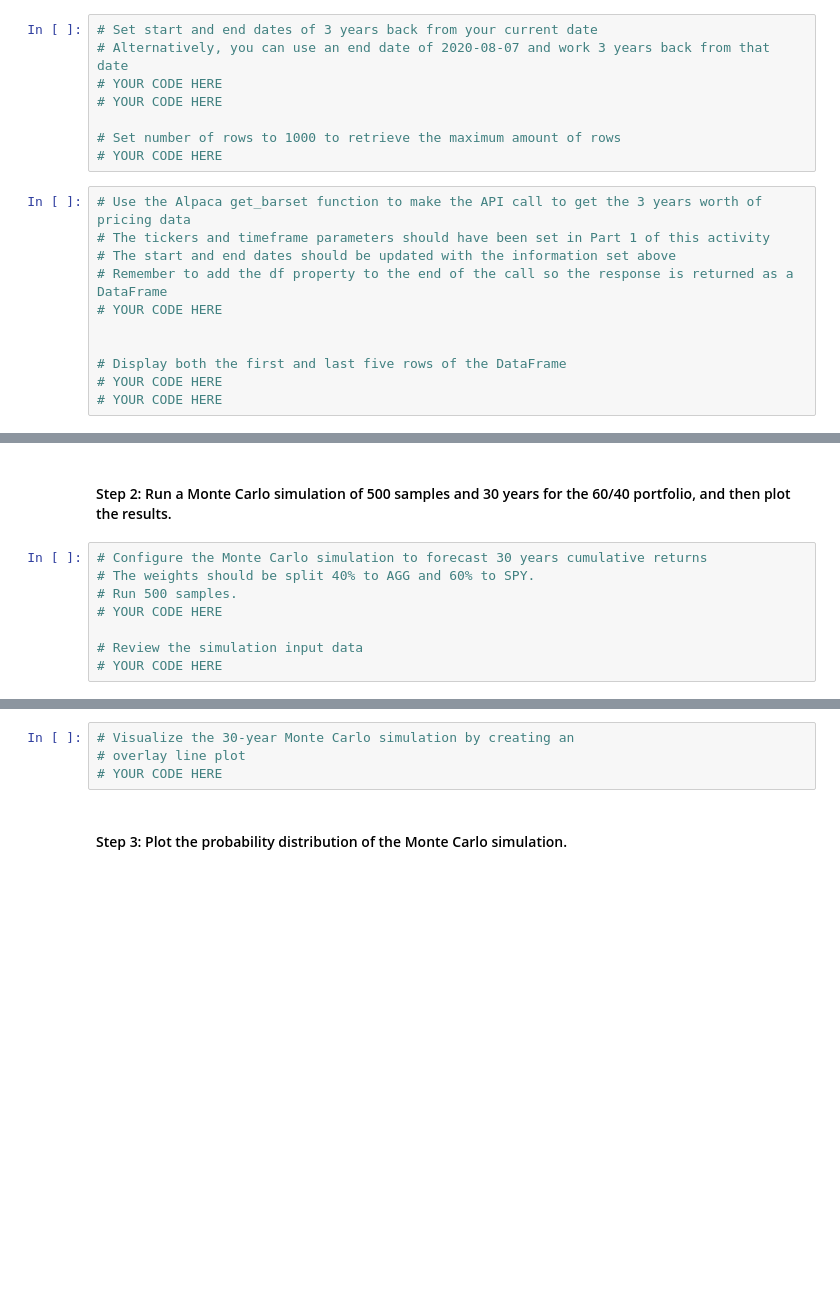
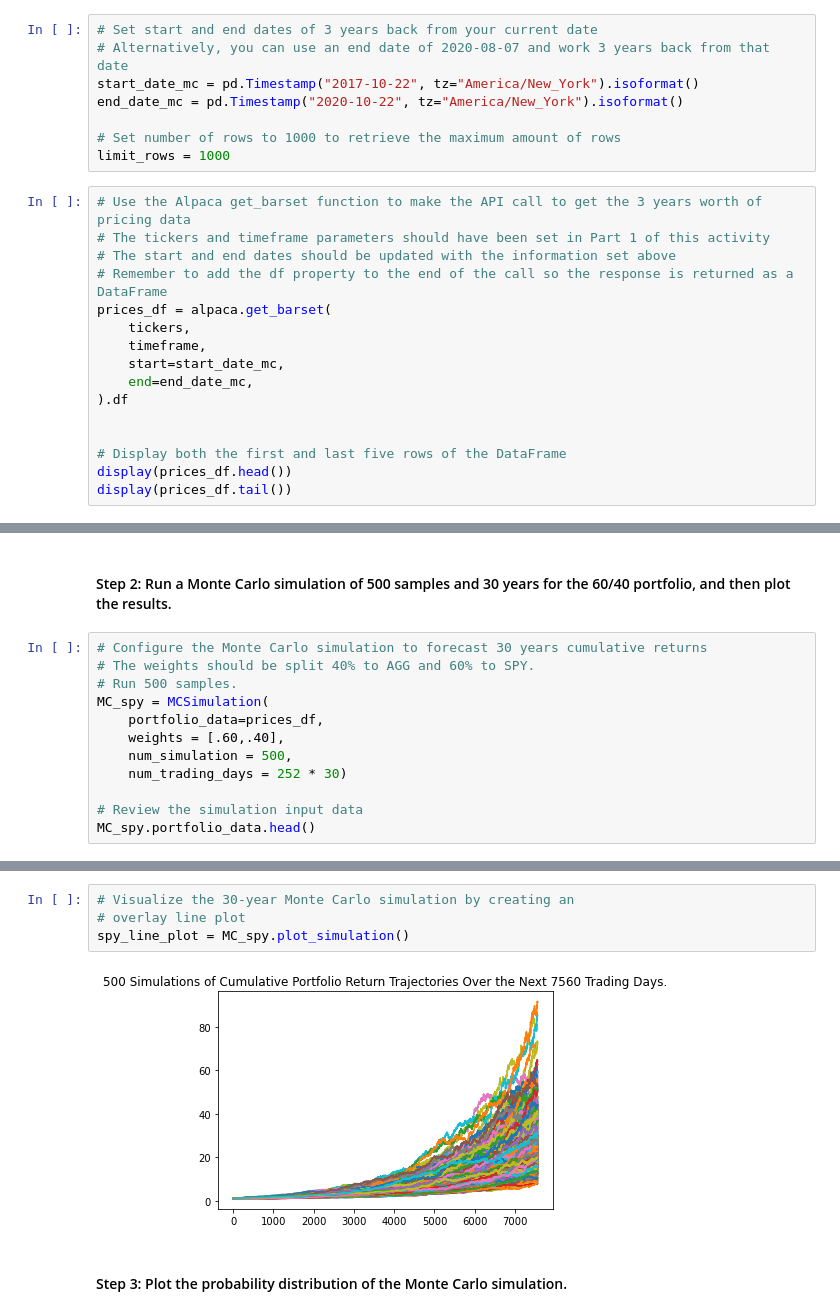
Before and after one commit to CCarranza17/challenge_5, a Jupyter notebook: Starter_Code/financial_planning_tools.ipynb, the cells around one changed output, grey strips where cells are left out. Drawn from its saved outputs; the diff is of its cells as text; blank space fills up the shorter version.

```diff
--- a/Starter_Code/financial_planning_tools.ipynb
+++ b/Starter_Code/financial_planning_tools.ipynb
@@ -421,19 +421,24 @@ In this section, you’ll use the MCForecastTools library to create a Monte Carl
 # %%
 # Set start and end dates of 3 years back from your current date
 # Alternatively, you can use an end date of 2020-08-07 and work 3 years back from that date
-# YOUR CODE HERE
-# YOUR CODE HERE
+start_date_mc = pd.Timestamp("2017-10-22", tz="America/New_York").isoformat()
+end_date_mc = pd.Timestamp("2020-10-22", tz="America/New_York").isoformat()
 
 # Set number of rows to 1000 to retrieve the maximum amount of rows
-# YOUR CODE HERE
+limit_rows = 1000
 # %%
 # Use the Alpaca get_barset function to make the API call to get the 3 years worth of pricing data
 # The tickers and timeframe parameters should have been set in Part 1 of this activity
 # The start and end dates should be updated with the information set above
 # Remember to add the df property to the end of the call so the response is returned as a DataFrame
-# YOUR CODE HERE
+prices_df = alpaca.get_barset(
+    tickers,
+    timeframe,
+    start=start_date_mc,
+    end=end_date_mc,
+).df
 
 
 # Display both the first and last five rows of the DataFrame
-# YOUR CODE HERE
-# YOUR CODE HERE
+display(prices_df.head())
+display(prices_df.tail())
@@ -443,7 +465,11 @@ In this section, you’ll use the MCForecastTools library to create a Monte Carl
 # Configure the Monte Carlo simulation to forecast 30 years cumulative returns
 # The weights should be split 40% to AGG and 60% to SPY.
 # Run 500 samples.
-# YOUR CODE HERE
+MC_spy = MCSimulation(
+    portfolio_data=prices_df,
+    weights = [.60,.40],
+    num_simulation = 500,
+    num_trading_days = 252 * 30)
 
 # Review the simulation input data
-# YOUR CODE HERE
+MC_spy.portfolio_data.head()
@@ -453,7 +519,9 @@ In this section, you’ll use the MCForecastTools library to create a Monte Carl
 # %%
 # Visualize the 30-year Monte Carlo simulation by creating an
 # overlay line plot
-# YOUR CODE HERE
+spy_line_plot = MC_spy.plot_simulation()
+# %% [output]
+[figure, added]
 # %% [markdown]
 #### Step 3: Plot the probability distribution of the Monte Carlo simulation.
 # %%
```
Also changed, not shown: parts of 26 cells of this notebook.
